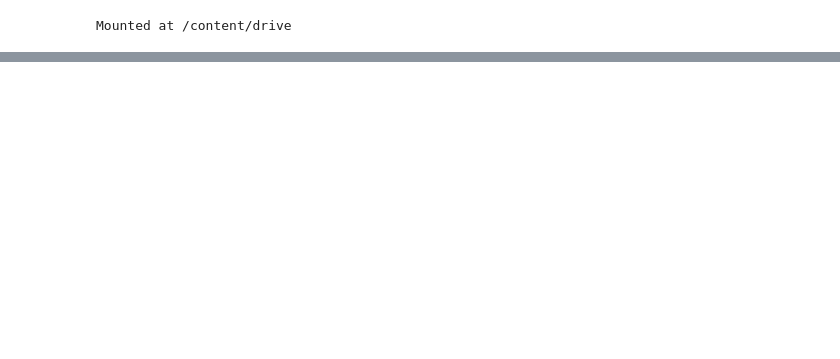
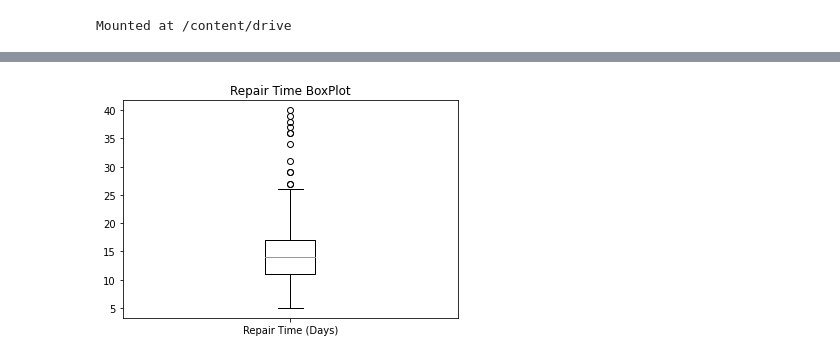
Before and after one commit to nghoanglongde/IS403.M22.HTCL, a Jupyter notebook: LAB_01/LAB_01.ipynb, the cells around one changed output, grey strips where cells are left out. Drawn from its saved outputs; the diff is of its cells as text; code cells hidden in the pictures; blank space fills up the shorter version.

```diff
--- a/LAB_01/LAB_01.ipynb
+++ b/LAB_01/LAB_01.ipynb
@@ -41,0 +551,2 @@ df
+# %%
+df_crt = pd.read_excel('/content/drive/MyDrive/Datasets/Data Science Research/IS403/3. Computer Repair Times.xlsx')
@@ -41,0 +569,6 @@ df
+# %%
+df_crt.columns = df_crt.iloc[1]
+df_crt = df_crt[2:]
+# %%
+df_crt.reset_index(inplace=True)
+df_crt = df_crt.iloc[:, 1:]
@@ -41,0 +591,10 @@ df
+# %%
+# visualize boxplot
+repair_times = df_crt['Repair Time (Days)']
+fig, ax = plt.subplots()
+ax.boxplot(repair_times)
+ax.set_title('Repair Time BoxPlot')
+plt.xticks([1], ["Repair Time (Days)"])
+plt.show()
+# %% [output]
+[figure, added]
```
Also changed, not shown: parts of 132 cells of this notebook.
